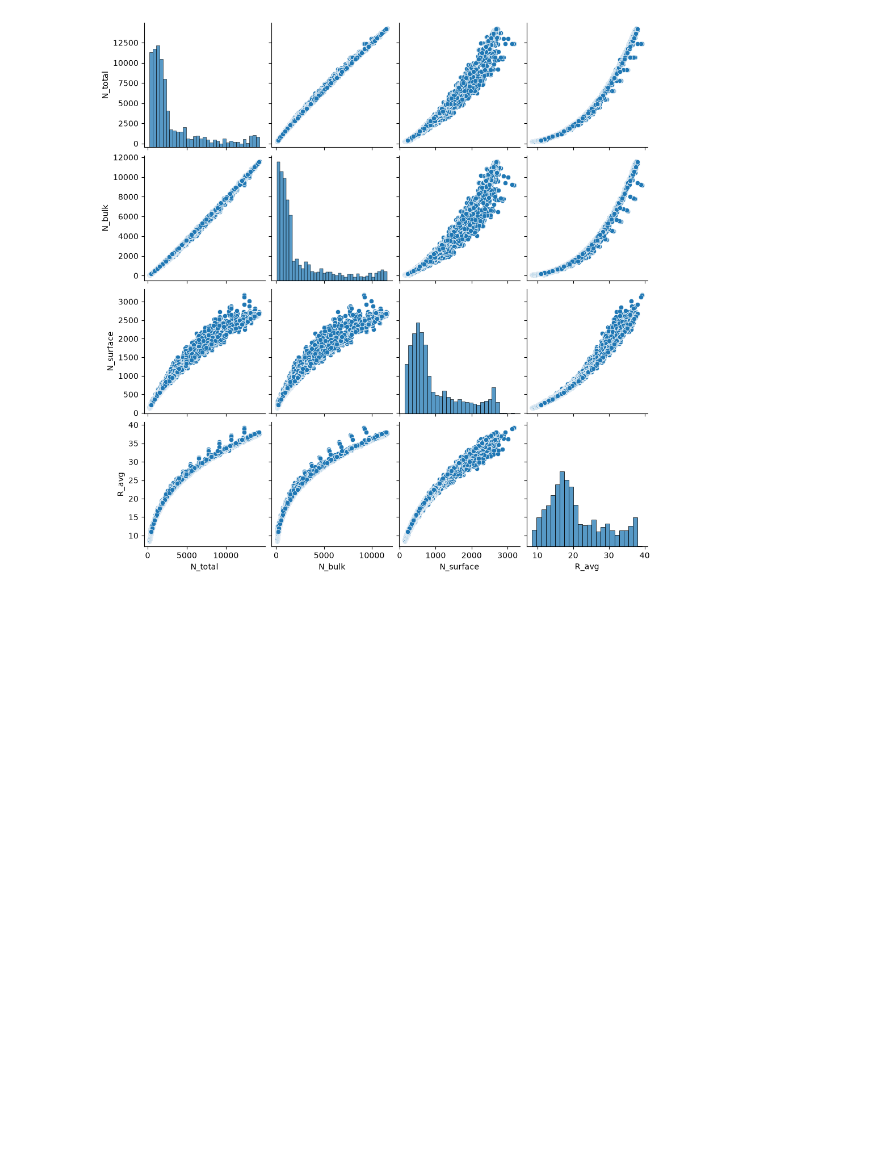
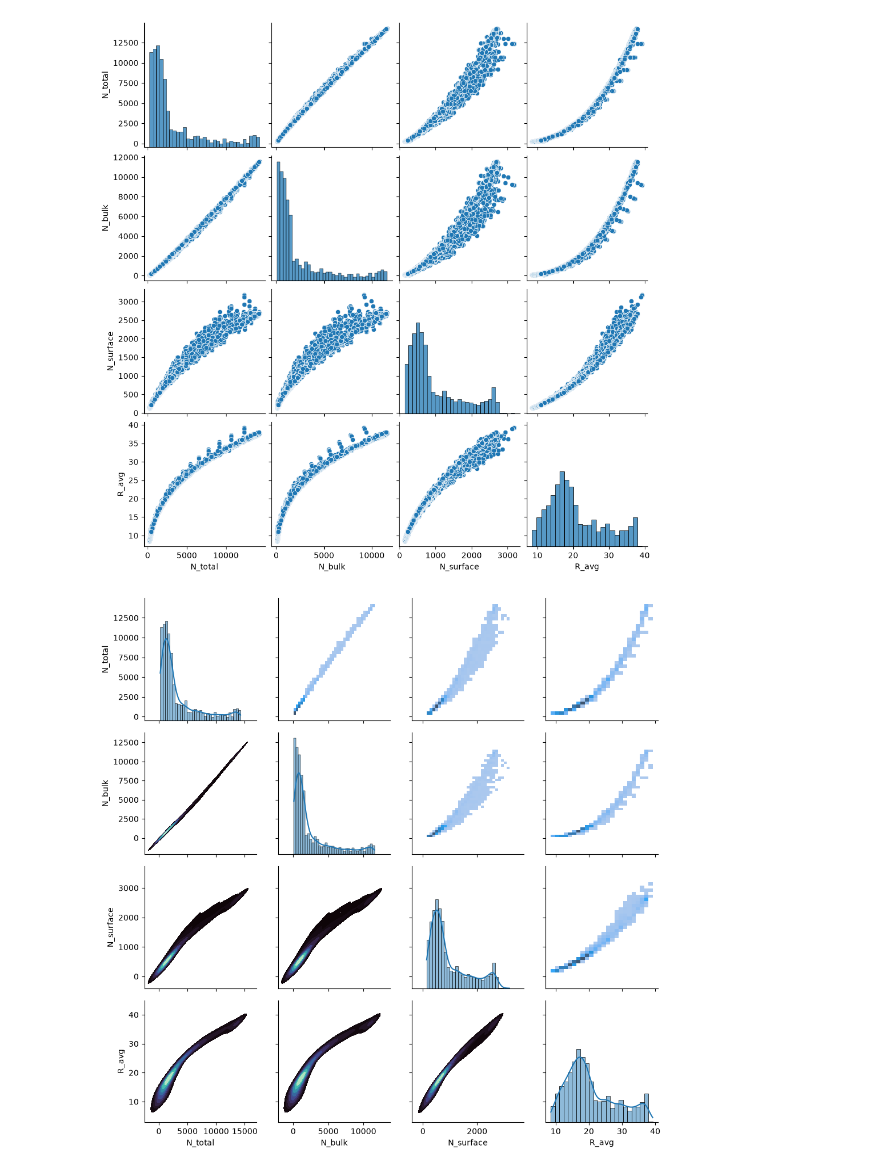
Before and after one commit to niRmana11/SE4050-DL-Lab1, a Jupyter notebook: task2_au_nanoparticle.ipynb, the cells around one changed output. Cells and saved outputs as stored; diff of their text form; code cells hidden in the pictures; blank space fills up the shorter version.

Commit message:
feat(task2): customize PairGrid with diagonal hist+KDE and lower bivariate KDE

```diff
--- a/task2_au_nanoparticle.ipynb
+++ b/task2_au_nanoparticle.ipynb
@@ -58,3 +58,11 @@ sns.pairplot(new_df)
 plt.show()
 # %% [output]
 [figure]
+# %%
+g = sns.PairGrid(new_df)
+g.map_upper(sns.histplot)
+g.map_diag(sns.histplot, kde=True)
+g.map_lower(sns.kdeplot, fill=True, cmap="mako")
+plt.show()
+# %% [output]
+[figure, added]
```
